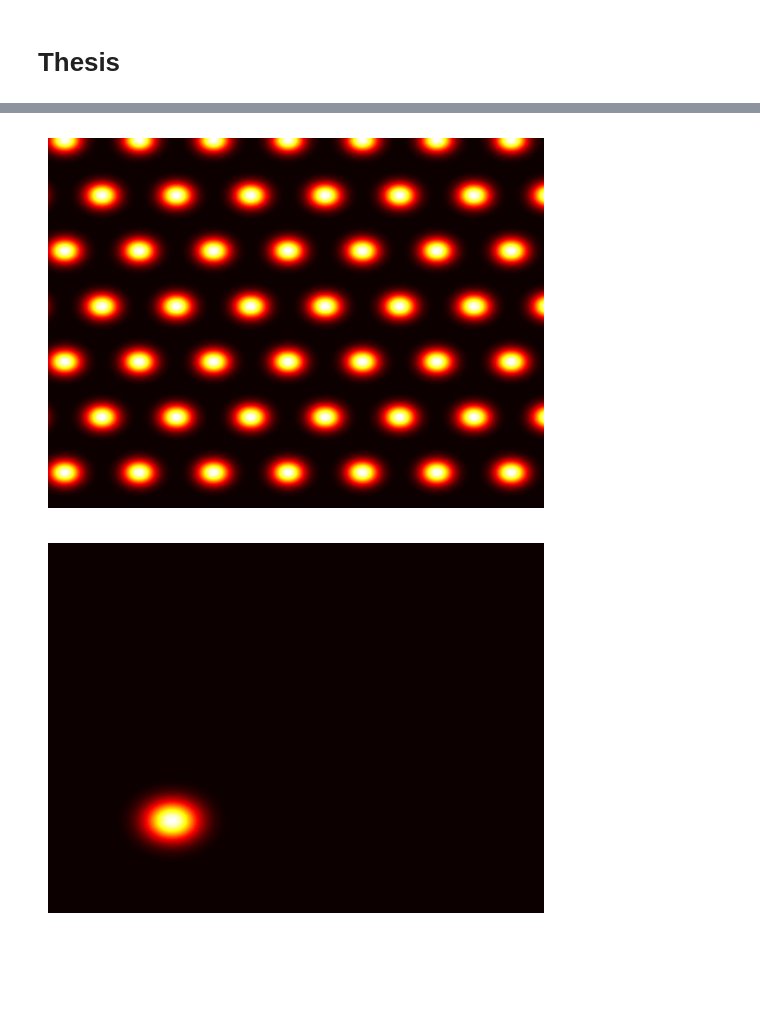
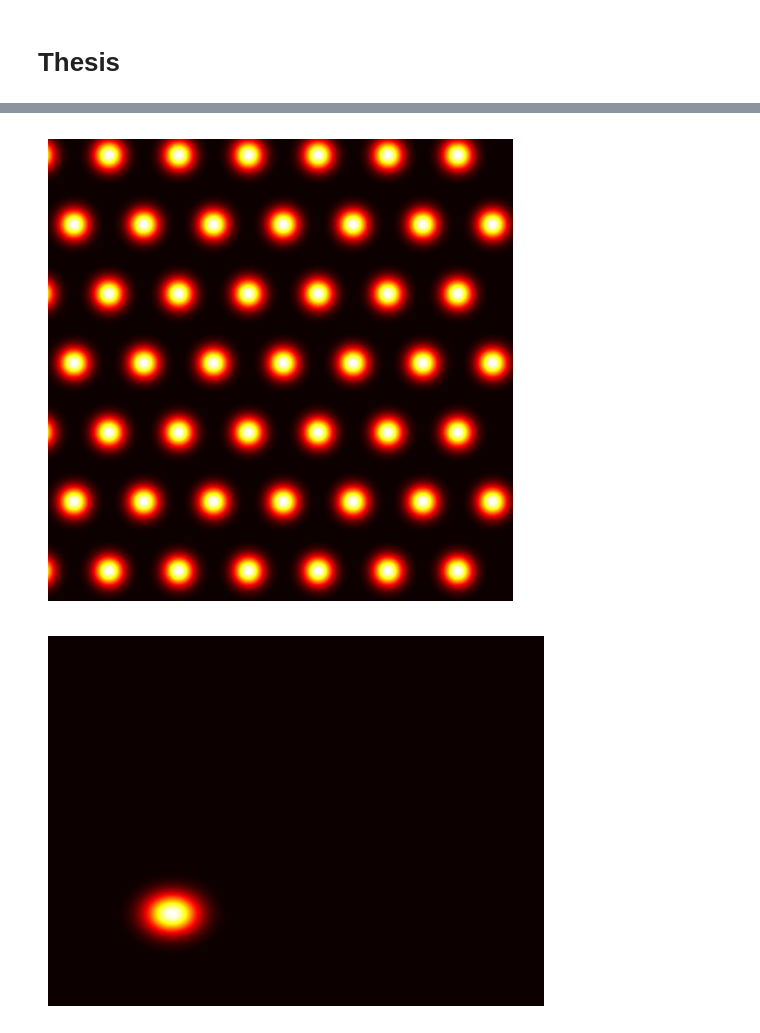
Before and after one commit to ChackMociute/Master-Thesis, a Jupyter notebook: supervised.ipynb, the cells around one changed output, grey strips where cells are left out. Cells and saved outputs as stored; diff of their text form; code cells hidden in the pictures; blank space fills up the shorter version.

```diff
--- a/supervised.ipynb
+++ b/supervised.ipynb
@@ -41,7 +49,9 @@ a, b = minimize(f, x0=(1, 1)).x
 # %%
-resolution = 400
-MIN, MAX = -1, 1
+resolution = 40
+MIN, MAX = -3, 3
 
 x, y = np.linspace(MIN, MAX, resolution), np.linspace(MIN, MAX, resolution)
 xx, yy = np.meshgrid(x, y)
 coords = np.concatenate([xx[:,:,np.newaxis], yy[:,:,np.newaxis]], axis=-1)
+temp = grid(coords, [multivariate_normal([0, 0])])
+plt.contourf(temp, levels=100)
@@ -62,11 +142,12 @@ for freq in frequencies:
         probs.append(grid(coords, mvns))
 probs = np.asarray([p / p.max() for p in probs])
 # %%
+plt.figure(figsize=(6, 6))
 plt.contourf(probs[-3], levels=100, cmap='hot')
 plt.axis('off')
 plt.show()
 # %% [output]
-[figure, old version]
+[figure, new version]
 # %%
 coord = [0, 0]
 mvn = multivariate_normal(mean=coord, cov=np.eye(2) * 0.001)
```
Also changed, not shown: parts of 18 cells of this notebook.
